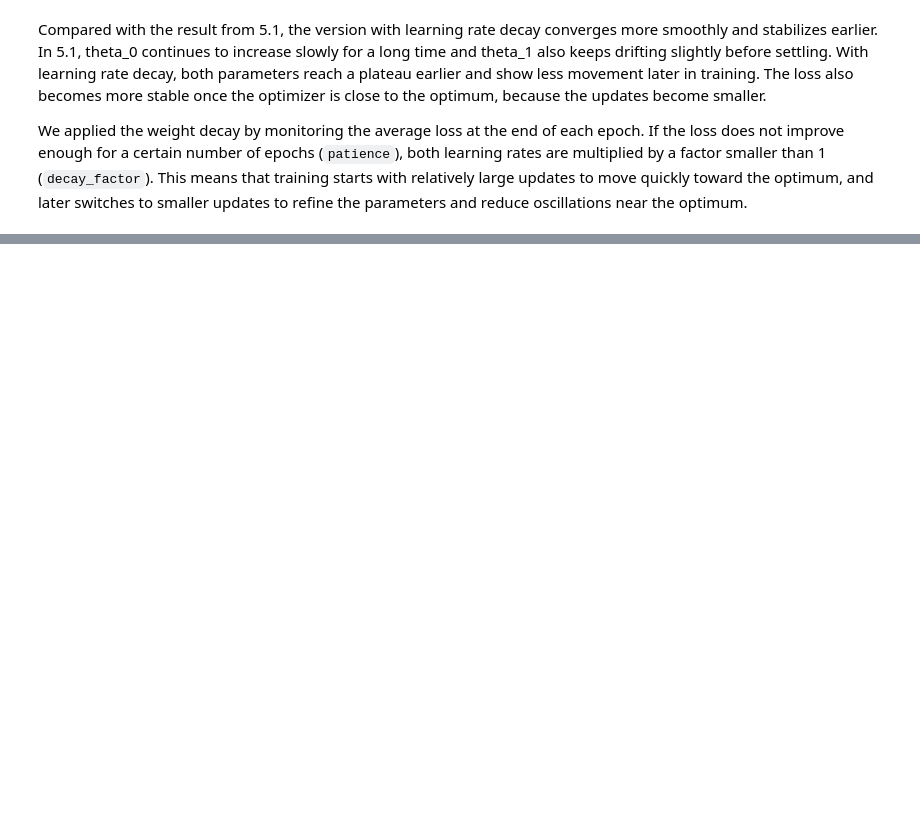
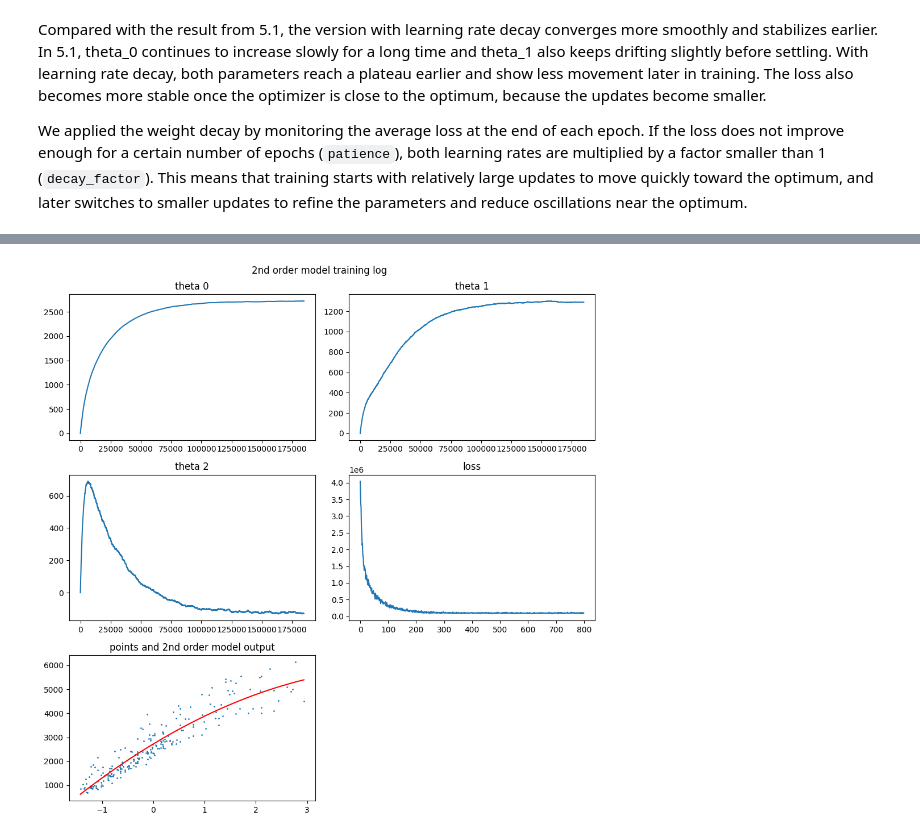
Before and after one commit to lacsapk/PW01, a Jupyter notebook: PW02/MPW2-moodle-input/student-input/cg-linear-regression-stud.ipynb, the cells around one changed output, grey strips where cells are left out. Cells and saved outputs as stored; diff of their text form; code cells hidden in the pictures; blank space fills up the shorter version.

```diff
--- a/PW02/MPW2-moodle-input/student-input/cg-linear-regression-stud.ipynb
+++ b/PW02/MPW2-moodle-input/student-input/cg-linear-regression-stud.ipynb
@@ -683,0 +982,76 @@ We applied the weight decay by monitoring the average loss at the end of each ep
+# %%
+alpha = 0.00001      # learning rate
+epochs = 800         # number of epochs
+
+# Momentum parameters
+beta_momentum_t0 = 0.9
+beta_momentum_t1 = 0.9
+beta_momentum_t2 = 0.9
+
+N = len(living_area_norm)
+t0 = 0.0
+t1 = 0.0
+t2 = 0.0
+
+momentum_t0 = 0.0
+momentum_t1 = 0.0
+momentum_t2 = 0.0
+loss_evolution = []
+t0_evolution = []
+t1_evolution = []
+t2_evolution = []
+
+for epoch in range(epochs):
+    n_steps = N
+    epoch_loss = 0.0
+
+    for step in range(n_steps):
+        n = random.choice(range(0, N))
+        cg.reset_values()
+        cg.forward([living_area_norm[n], t0, t1, t2, rent_price[n]])
+        cg.backward()
+
+        momentum_t0 = beta_momentum_t0 * momentum_t0 + alpha * theta_0.grad_v
+        momentum_t1 = beta_momentum_t1 * momentum_t1 + alpha * theta_1.grad_v
+        momentum_t2 = beta_momentum_t2 * momentum_t2 + alpha * theta_2.grad_v
+
+        t0 = t0 - momentum_t0
+        t1 = t1 - momentum_t1
+        t2 = t2 - momentum_t2
+
+        epoch_loss += j.v
+        t0_evolution.append(t0)
+        t1_evolution.append(t1)
+        t2_evolution.append(t2)
+
+    loss_evolution.append(epoch_loss / n_steps)
+
+print("intercept (theta_0):", t0)
+print("linear term (theta_1):", t1)
+print("quadratic term (theta_2):", t2)
+
+y_hat_2nd_order = t0 + t1 * living_area_norm + t2 * living_area_norm**2
+J_2nd_order = mse_loss(y_hat_2nd_order, rent_price)
+print("The total value of the 2nd order model loss is", J_2nd_order)
+
+fig, ((ax1, ax2), (ax3, ax4), (ax5, ax6)) = plt.subplots(3, 2, figsize=(10, 10))
+fig.suptitle('2nd order model training log')
+
+ax1.plot(t0_evolution)
+ax1.set_title('theta 0')
+ax2.plot(t1_evolution)
+ax2.set_title('theta 1')
+ax3.plot(t2_evolution)
+ax3.set_title('theta 2')
+ax4.plot(loss_evolution)
+ax4.set_title('loss')
+
+ax5.scatter(living_area_norm, rent_price, s=1.0)
+x_curve = np.linspace(np.min(living_area_norm), np.max(living_area_norm), 100)
+y_curve = t0 + t1 * x_curve + t2 * x_curve**2
+ax5.plot(x_curve, y_curve, color='red')
+ax5.set_title('points and 2nd order model output')
+
+ax6.axis('off')
+fig.tight_layout()
+# %% [output]
@@ -683,0 +1062 @@ We applied the weight decay by monitoring the average loss at the end of each ep
+[figure, added]
```
Also changed, not shown: parts of 22 cells of this notebook, 2 other files.
